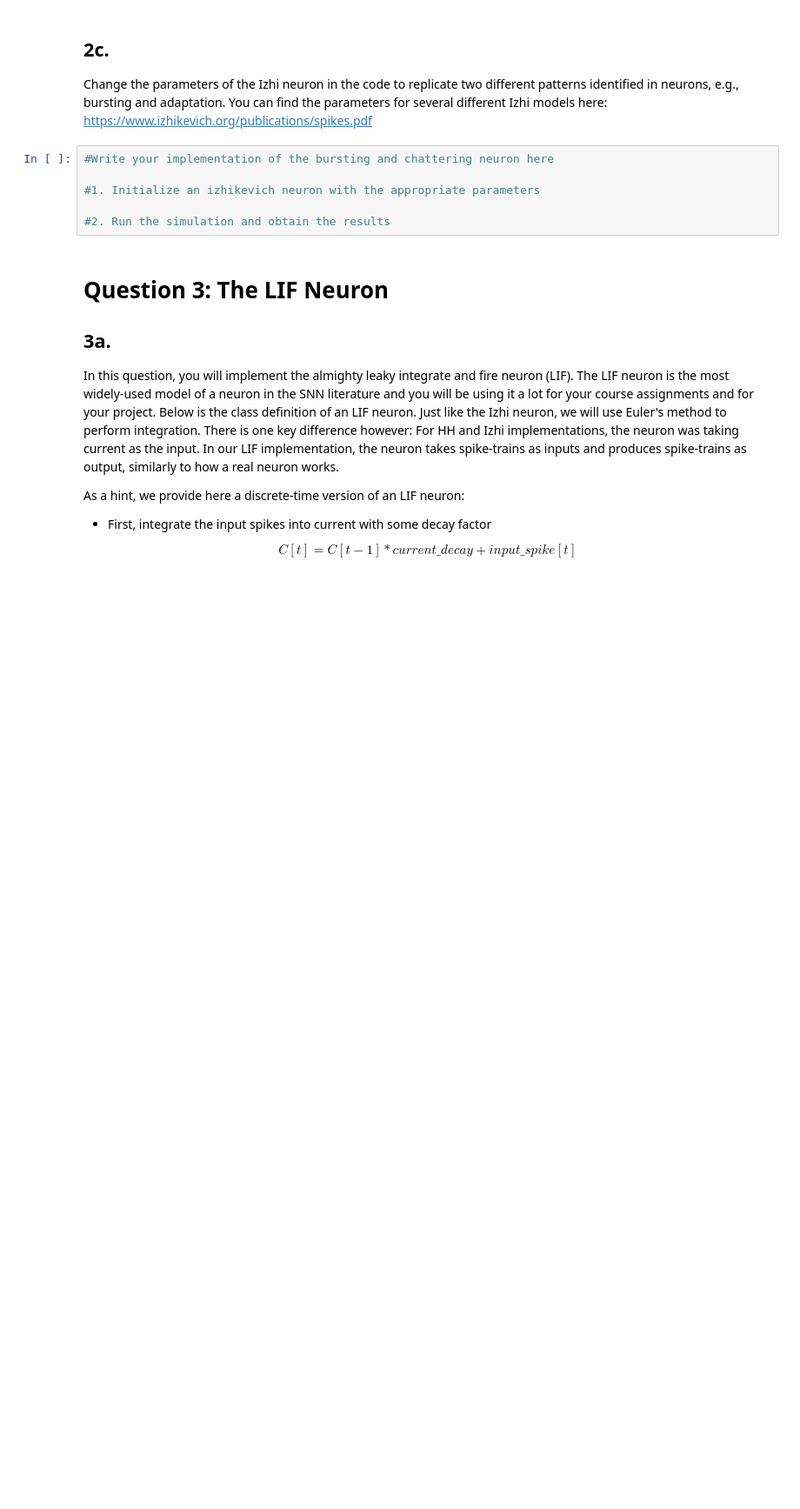
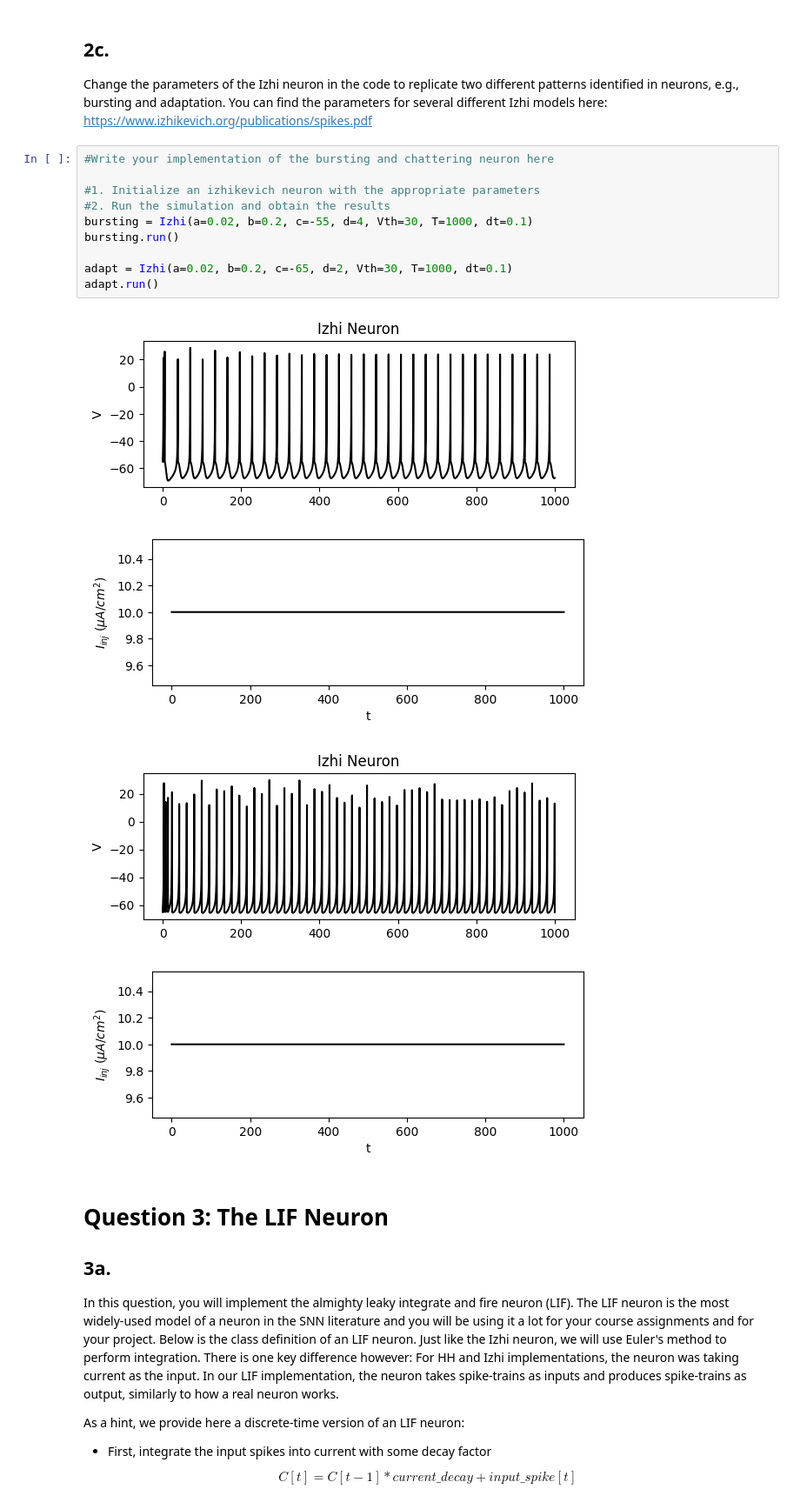
Before and after one commit to advil64/bic, a Jupyter notebook: Assignment_1/Assignment1/Assignment1_Questions.ipynb, the cells around one changed output. Shown at 87% size. Saved outputs shown, nothing was run; the diff lists cells and outputs as text; blank space fills up the shorter version.

```diff
--- a/Assignment_1/Assignment1/Assignment1_Questions.ipynb
+++ b/Assignment_1/Assignment1/Assignment1_Questions.ipynb
@@ -354,9 +371,18 @@ Change the parameters of the Izhi neuron in the code to replicate two different
 # %%
 #Write your implementation of the bursting and chattering neuron here
 
 #1. Initialize an izhikevich neuron with the appropriate parameters
+#2. Run the simulation and obtain the results
+bursting = Izhi(a=0.02, b=0.2, c=-55, d=4, Vth=30, T=1000, dt=0.1)
+bursting.run()
 
-#2. Run the simulation and obtain the results
+adapt = Izhi(a=0.02, b=0.2, c=-65, d=2, Vth=30, T=1000, dt=0.1)
+adapt.run()
+# %% [output]
+[figure, added]
+[figure, added]
+[figure, added]
+[figure, added]
 # %% [markdown]
 # Question 3: The LIF Neuron
 
```
Also changed, not shown: parts of 15 cells of this notebook.
